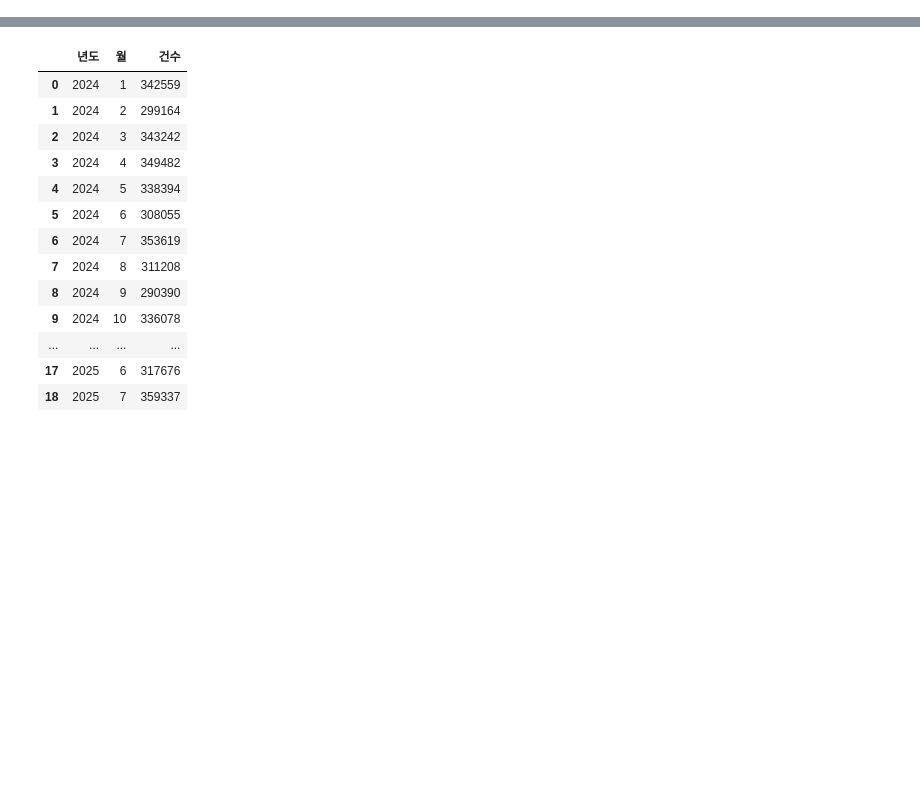
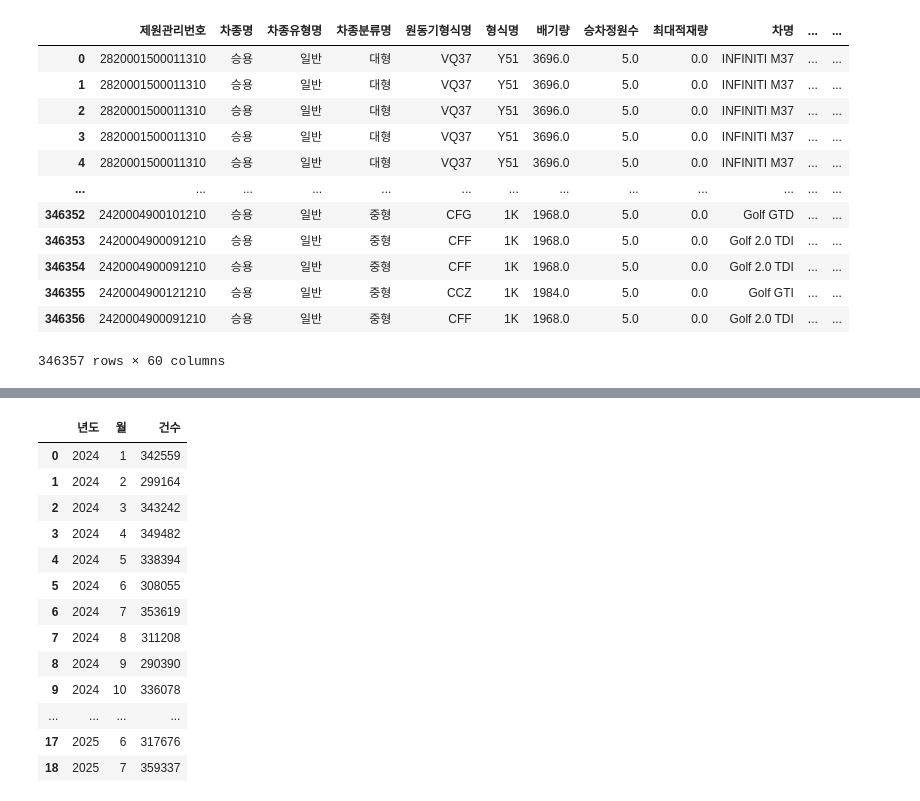
Before and after one commit to nahr0220/car_opendata, a Jupyter notebook: data_visual.ipynb, the cells around one changed output, grey strips where cells are left out. Saved outputs shown, nothing was run; the diff lists cells and outputs as text; code cells hidden in the pictures; blank space fills up the shorter version.

```diff
--- a/data_visual.ipynb
+++ b/data_visual.ipynb
@@ -85,2 +72,18 @@ df255
+# %%
+df2512
+# %% [output]
+|  | 제원관리번호 | 차종명 | 차종유형명 | 차종분류명 | 원동기형식명 | 형식명 | 배기량 | 승차정원수 | 최대적재량 | 차명 | ... | ... |
+| 0 | 2820001500011310 | 승용 | 일반 | 대형 | VQ37 | Y51 | 3696.0 | 5.0 | 0.0 | INFINITI M37 | ... | ... |
+| 1 | 2820001500011310 | 승용 | 일반 | 대형 | VQ37 | Y51 | 3696.0 | 5.0 | 0.0 | INFINITI M37 | ... | ... |
+| 2 | 2820001500011310 | 승용 | 일반 | 대형 | VQ37 | Y51 | 3696.0 | 5.0 | 0.0 | INFINITI M37 | ... | ... |
+| 3 | 2820001500011310 | 승용 | 일반 | 대형 | VQ37 | Y51 | 3696.0 | 5.0 | 0.0 | INFINITI M37 | ... | ... |
+| 4 | 2820001500011310 | 승용 | 일반 | 대형 | VQ37 | Y51 | 3696.0 | 5.0 | 0.0 | INFINITI M37 | ... | ... |
+| ... | ... | ... | ... | ... | ... | ... | ... | ... | ... | ... | ... | ... |
+| 346352 | 2420004900101210 | 승용 | 일반 | 중형 | CFG | 1K | 1968.0 | 5.0 | 0.0 | Golf GTD | ... | ... |
+| 346353 | 2420004900091210 | 승용 | 일반 | 중형 | CFF | 1K | 1968.0 | 5.0 | 0.0 | Golf 2.0 TDI | ... | ... |
+| 346354 | 2420004900091210 | 승용 | 일반 | 중형 | CFF | 1K | 1968.0 | 5.0 | 0.0 | Golf 2.0 TDI | ... | ... |
+| 346355 | 2420004900121210 | 승용 | 일반 | 중형 | CCZ | 1K | 1984.0 | 5.0 | 0.0 | Golf GTI | ... | ... |
+| 346356 | 2420004900091210 | 승용 | 일반 | 중형 | CFF | 1K | 1968.0 | 5.0 | 0.0 | Golf 2.0 TDI | ... | ... |
+346357 rows × 60 columns
 # %%
 # df = pd.concat([df1, df2, df3, df4, df5, df6, df7, df8, df9, df10, df11, df12], ignore_index=True)         # 2024년도
```
Also changed, not shown: parts of 19 cells of this notebook, 3 other files.
